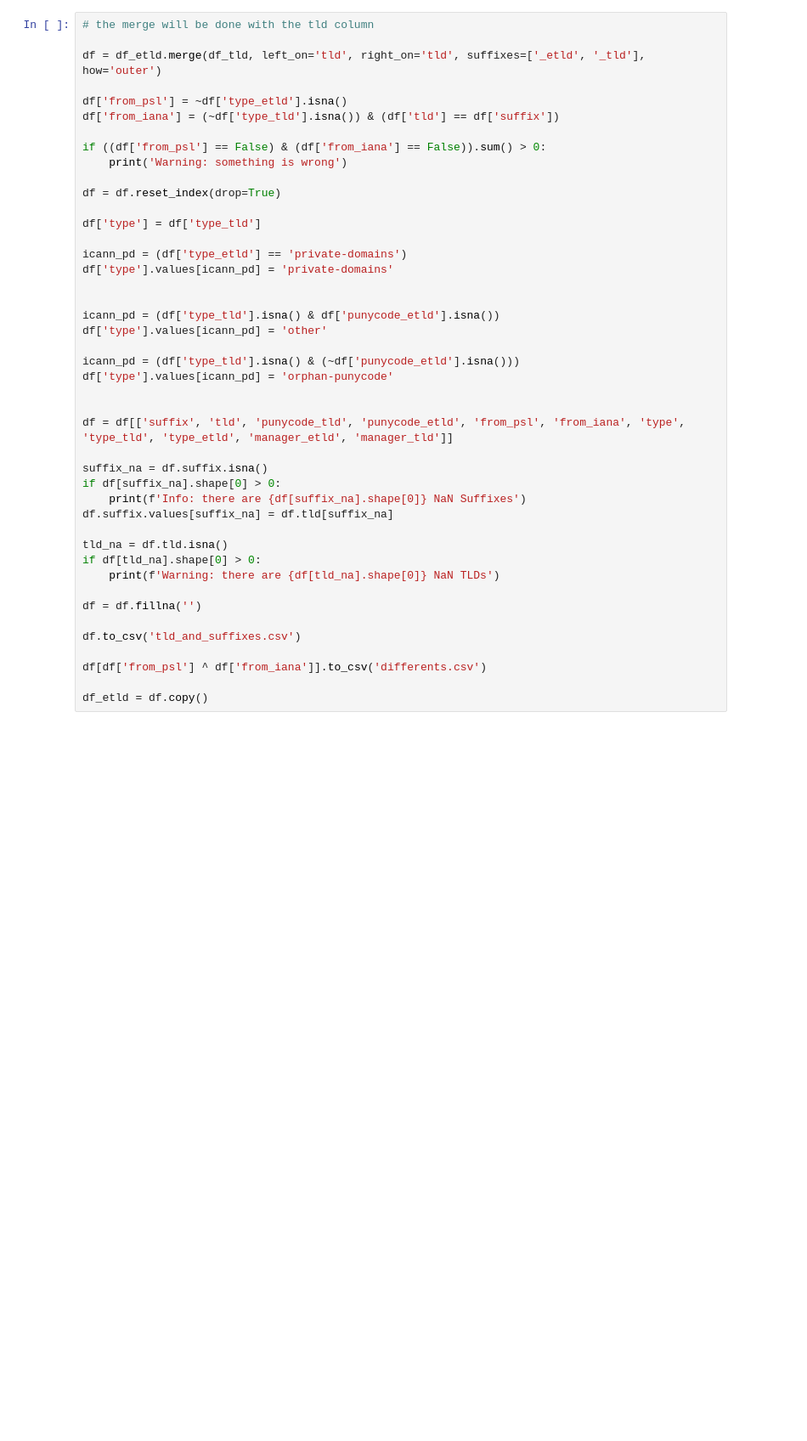
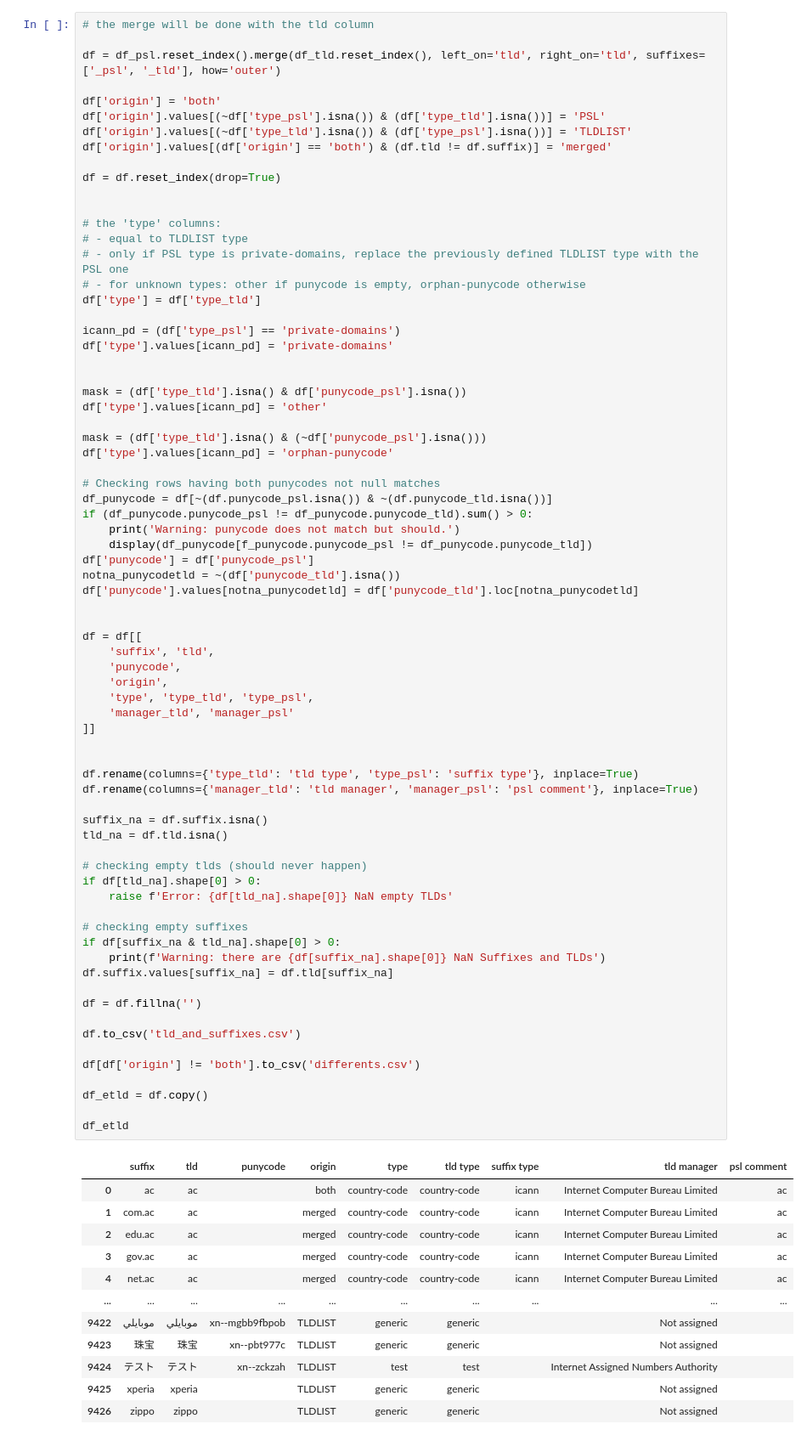
Before and after one commit to princio/pslregex, a Jupyter notebook: notebook.ipynb, the cells around one changed output. Shown at 85% size. Drawn from its saved outputs; the diff is of its cells as text; blank space fills up the shorter version.

```diff
--- a/notebook.ipynb
+++ b/notebook.ipynb
@@ -185,45 +204,85 @@ False is last: ir True
 # %%
 # the merge will be done with the tld column
 
-df = df_etld.merge(df_tld, left_on='tld', right_on='tld', suffixes=['_etld', '_tld'], how='outer')
+df = df_psl.reset_index().merge(df_tld.reset_index(), left_on='tld', right_on='tld', suffixes=['_psl', '_tld'], how='outer')
 
-df['from_psl'] = ~df['type_etld'].isna()
-df['from_iana'] = (~df['type_tld'].isna()) & (df['tld'] == df['suffix'])
-
-if ((df['from_psl'] == False) & (df['from_iana'] == False)).sum() > 0:
-    print('Warning: something is wrong')
+df['origin'] = 'both'
+df['origin'].values[(~df['type_psl'].isna()) & (df['type_tld'].isna())] = 'PSL'
+df['origin'].values[(~df['type_tld'].isna()) & (df['type_psl'].isna())] = 'TLDLIST'
+df['origin'].values[(df['origin'] == 'both') & (df.tld != df.suffix)] = 'merged'
 
 df = df.reset_index(drop=True)
 
+
+# the 'type' columns:
+# - equal to TLDLIST type
+# - only if PSL type is private-domains, replace the previously defined TLDLIST type with the PSL one
+# - for unknown types: other if punycode is empty, orphan-punycode otherwise
 df['type'] = df['type_tld']
 
-icann_pd = (df['type_etld'] == 'private-domains')
+icann_pd = (df['type_psl'] == 'private-domains')
 df['type'].values[icann_pd] = 'private-domains'
 
 
-icann_pd = (df['type_tld'].isna() & df['punycode_etld'].isna())
+mask = (df['type_tld'].isna() & df['punycode_psl'].isna())
 df['type'].values[icann_pd] = 'other'
 
-icann_pd = (df['type_tld'].isna() & (~df['punycode_etld'].isna()))
+mask = (df['type_tld'].isna() & (~df['punycode_psl'].isna()))
 df['type'].values[icann_pd] = 'orphan-punycode'
 
+# Checking rows having both punycodes not null matches
+df_punycode = df[~(df.punycode_psl.isna()) & ~(df.punycode_tld.isna())]
+if (df_punycode.punycode_psl != df_punycode.punycode_tld).sum() > 0:
+    print('Warning: punycode does not match but should.')
+    display(df_punycode[f_punycode.punycode_psl != df_punycode.punycode_tld])
+df['punycode'] = df['punycode_psl']
+notna_punycodetld = ~(df['punycode_tld'].isna())
+df['punycode'].values[notna_punycodetld] = df['punycode_tld'].loc[notna_punycodetld]
 
-df = df[['suffix', 'tld', 'punycode_tld', 'punycode_etld', 'from_psl', 'from_iana', 'type', 'type_tld', 'type_etld', 'manager_etld', 'manager_tld']]
+
+df = df[[
+    'suffix', 'tld',
+    'punycode',
+    'origin',
+    'type', 'type_tld', 'type_psl',
+    'manager_tld', 'manager_psl'
+]]
+
+
+df.rename(columns={'type_tld': 'tld type', 'type_psl': 'suffix type'}, inplace=True)
+df.rename(columns={'manager_tld': 'tld manager', 'manager_psl': 'psl comment'}, inplace=True)
 
 suffix_na = df.suffix.isna()
-if df[suffix_na].shape[0] > 0:
-    print(f'Info: there are {df[suffix_na].shape[0]} NaN Suffixes')
+tld_na = df.tld.isna()
+
+# checking empty tlds (should never happen)
+if df[tld_na].shape[0] > 0:
+    raise f'Error: {df[tld_na].shape[0]} NaN empty TLDs'
+
+# checking empty suffixes
+if df[suffix_na & tld_na].shape[0] > 0:
+    print(f'Warning: there are {df[suffix_na].shape[0]} NaN Suffixes and TLDs')
 df.suffix.values[suffix_na] = df.tld[suffix_na]
-
-tld_na = df.tld.isna()
-if df[tld_na].shape[0] > 0:
-    print(f'Warning: there are {df[tld_na].shape[0]} NaN TLDs')
 
 df = df.fillna('')
 
 df.to_csv('tld_and_suffixes.csv')
 
-df[df['from_psl'] ^ df['from_iana']].to_csv('differents.csv')
+df[df['origin'] != 'both'].to_csv('differents.csv')
 
 df_etld = df.copy()
+
+df_etld
 # %% [output]
+|  | suffix | tld | punycode | origin | type | tld type | suffix type | tld manager | psl comment |
+| 0 | ac | ac |  | both | country-code | country-code | icann | Internet Computer Bureau Limited | ac |
+| 1 | com.ac | ac |  | merged | country-code | country-code | icann | Internet Computer Bureau Limited | ac |
+| 2 | edu.ac | ac |  | merged | country-code | country-code | icann | Internet Computer Bureau Limited | ac |
+| 3 | gov.ac | ac |  | merged | country-code | country-code | icann | Internet Computer Bureau Limited | ac |
+| 4 | net.ac | ac |  | merged | country-code | country-code | icann | Internet Computer Bureau Limited | ac |
+| ... | ... | ... | ... | ... | ... | ... | ... | ... | ... |
+| 9422 | موبايلي | موبايلي | xn--mgbb9fbpob | TLDLIST | generic | generic |  | Not assigned |  |
+| 9423 | 珠宝 | 珠宝 | xn--pbt977c | TLDLIST | generic | generic |  | Not assigned |  |
+| 9424 | テスト | テスト | xn--zckzah | TLDLIST | test | test |  | Internet Assigned Numbers Authority |  |
+| 9425 | xperia | xperia |  | TLDLIST | generic | generic |  | Not assigned |  |
+| 9426 | zippo | zippo |  | TLDLIST | generic | generic |  | Not assigned |  |
```
Also changed, not shown: parts of 16 cells of this notebook.
